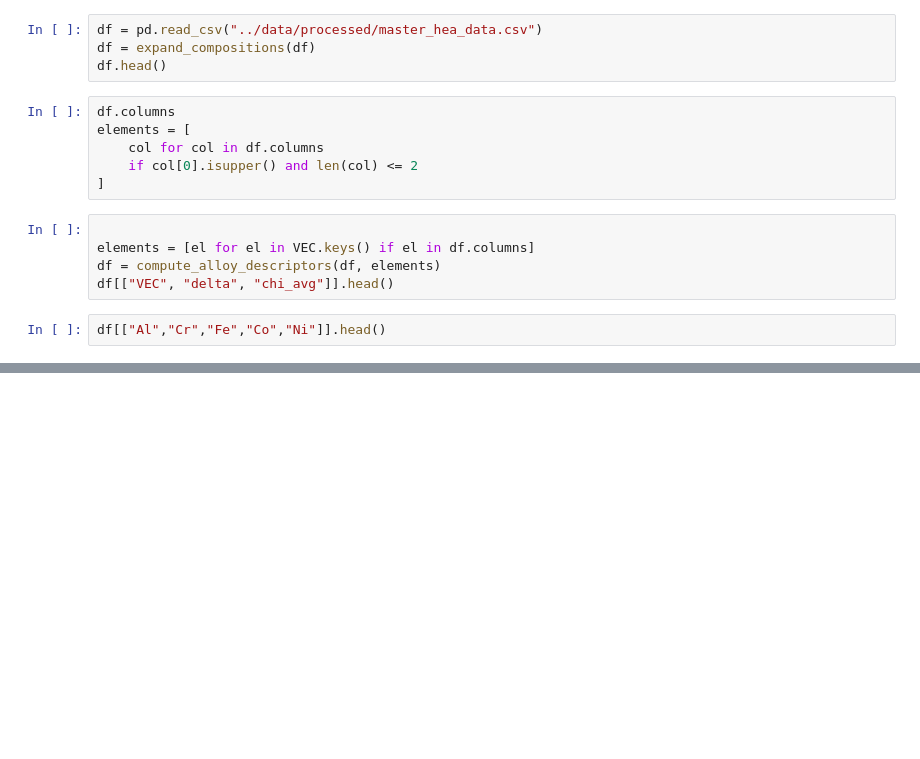
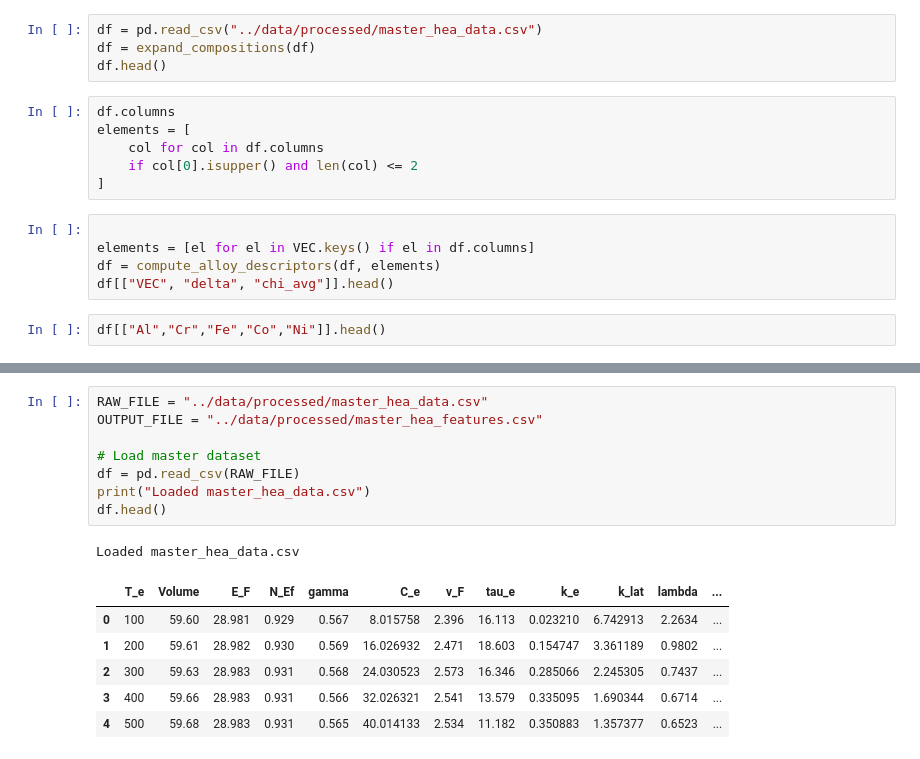
Before and after one commit to moashendy/ep-ml-heas, a Jupyter notebook: notebooks/02_feature_engineering.ipynb, the cells around one changed output, grey strips where cells are left out. Saved outputs shown, nothing was run; the diff lists cells and outputs as text; blank space fills up the shorter version.

```diff
--- a/notebooks/02_feature_engineering.ipynb
+++ b/notebooks/02_feature_engineering.ipynb
@@ -39,0 +76,16 @@ df[["Al","Cr","Fe","Co","Ni"]].head()
+# %%
+RAW_FILE = "../data/processed/master_hea_data.csv"
+OUTPUT_FILE = "../data/processed/master_hea_features.csv"
+
+# Load master dataset
+df = pd.read_csv(RAW_FILE)
+print("Loaded master_hea_data.csv")
+df.head()
+# %% [output]
+Loaded master_hea_data.csv
+|  | T_e | Volume | E_F | N_Ef | gamma | C_e | v_F | tau_e | k_e | k_lat | lambda | ... |
+| 0 | 100 | 59.60 | 28.981 | 0.929 | 0.567 | 8.015758 | 2.396 | 16.113 | 0.023210 | 6.742913 | 2.2634 | ... |
+| 1 | 200 | 59.61 | 28.982 | 0.930 | 0.569 | 16.026932 | 2.471 | 18.603 | 0.154747 | 3.361189 | 0.9802 | ... |
+| 2 | 300 | 59.63 | 28.983 | 0.931 | 0.568 | 24.030523 | 2.573 | 16.346 | 0.285066 | 2.245305 | 0.7437 | ... |
+| 3 | 400 | 59.66 | 28.983 | 0.931 | 0.566 | 32.026321 | 2.541 | 13.579 | 0.335095 | 1.690344 | 0.6714 | ... |
+| 4 | 500 | 59.68 | 28.983 | 0.931 | 0.565 | 40.014133 | 2.534 | 11.182 | 0.350883 | 1.357377 | 0.6523 | ... |
```
Also changed, not shown: parts of 5 cells of this notebook, 4 other files.
